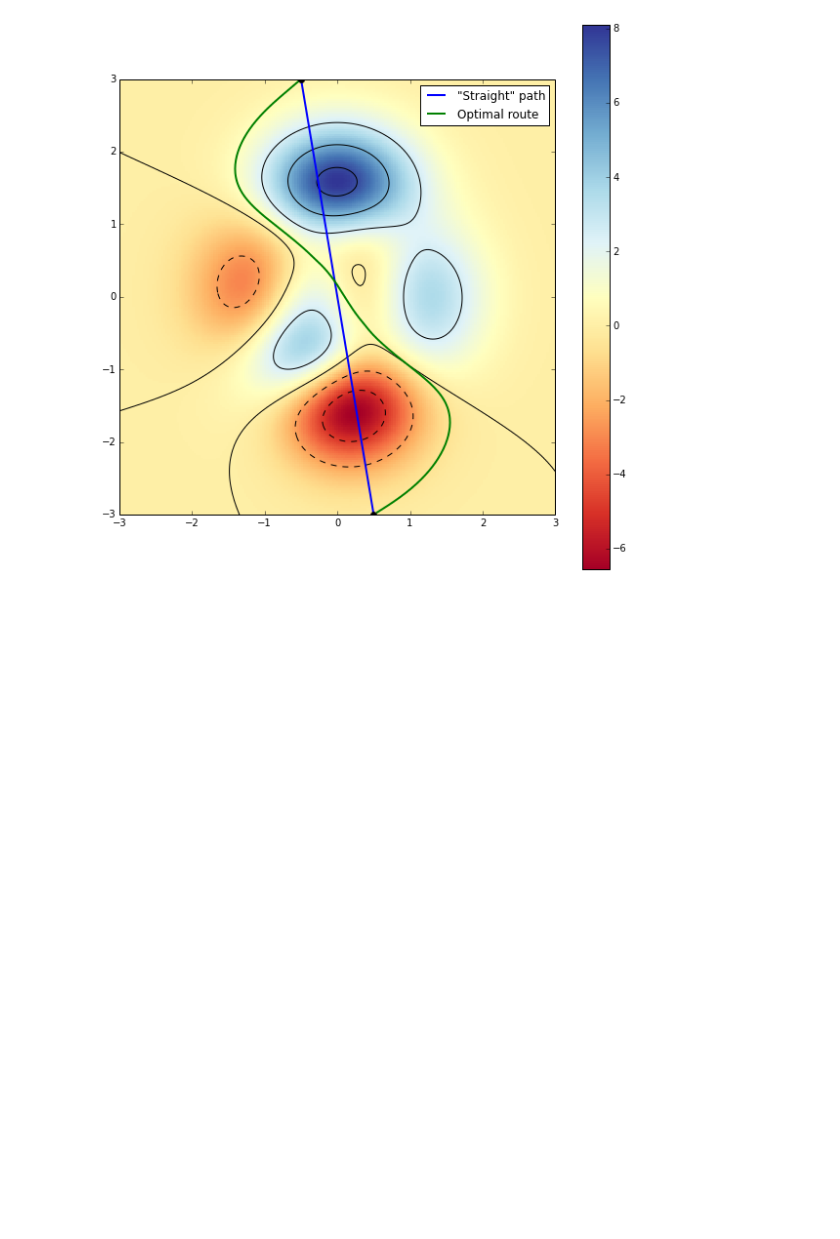
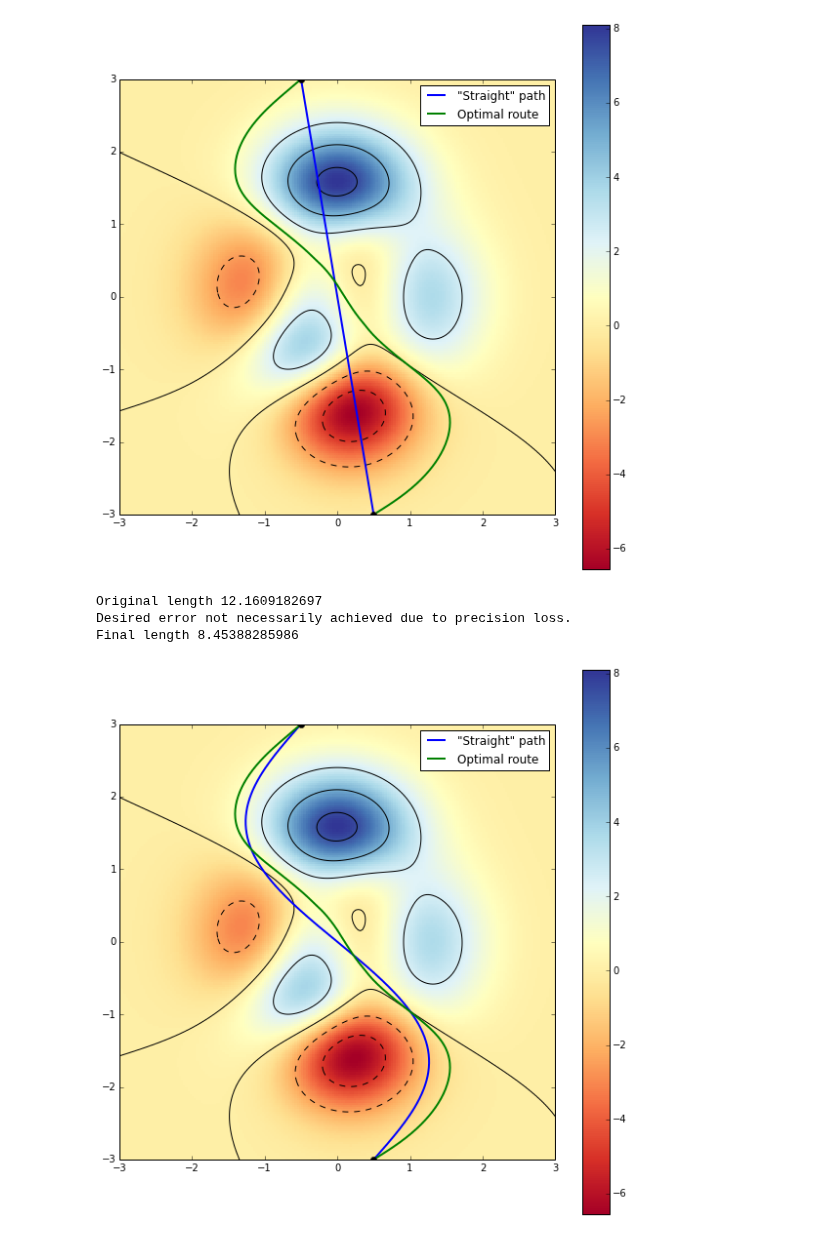
Before and after one commit to nicoguaro/notebooks_examples, a Jupyter notebook: geodesic_opt.ipynb, the cells around one changed output. Cells and saved outputs as stored; diff of their text form; code cells hidden in the pictures; blank space fills up the shorter version.

```diff
--- a/geodesic_opt.ipynb
+++ b/geodesic_opt.ipynb
@@ -135,3 +135,25 @@ plt.axis('image');
 plt.legend(['"Straight" path', "Optimal route"]);
 # %% [output]
 [figure]
+# %%
+x0 = xn - np.sin(np.pi*yn/3)
+y0 = yn
+print "Original length", len_fun(x0,y0,f,a,b)
+res = opt.minimize(len_fun, np.hstack([x0]), args=(y0,f, a,b))
+print res.message
+print "Final length", len_fun(res.x,y0,f,a,b)
+# %% [output]
+Original length 12.1609182697
+Desired error not necessarily achieved due to precision loss.
+Final length 8.45388285986
+# %%
+plt.figure(figsize=(10,10))
+plt.pcolor(xt, yt, zt, cmap='RdYlBu'); plt.colorbar();
+plt.contour(xt, yt, zt, colors='k');
+plt.plot(x0, y0, lw=2);
+plt.plot(res.x, y0, lw=2);
+plt.plot([a[0], b[0]], [a[1], b[1]], 'ok')
+plt.axis('image');
+plt.legend(['"Straight" path', "Optimal route"]);
+# %% [output]
+[figure, added]
```
